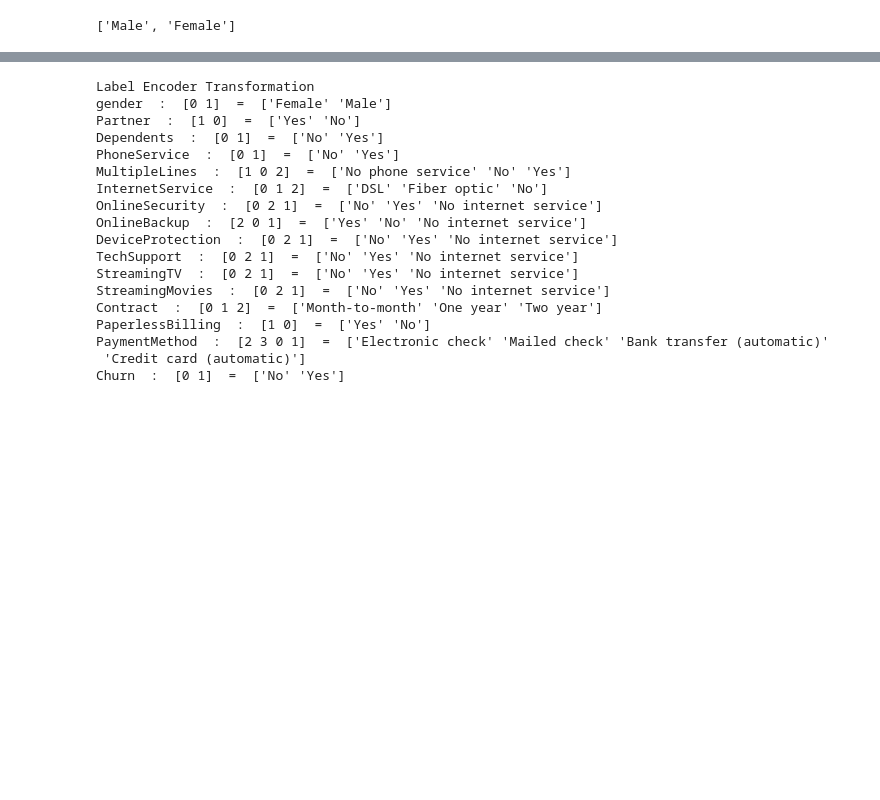
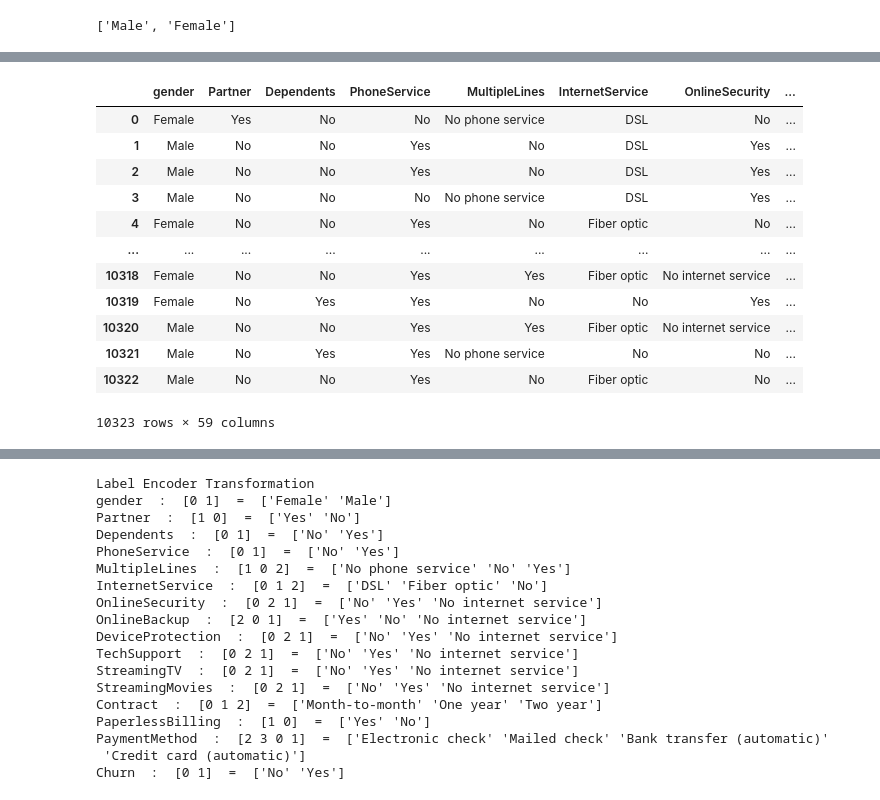
Before and after one commit to debugithub1234/update_project24, a Jupyter notebook: notebook/1 . EDA_CHURNE .ipynb, the cells around one changed output, grey strips where cells are left out. Cells and saved outputs as stored; diff of their text form; code cells hidden in the pictures; blank space fills up the shorter version.

```diff
--- a/notebook/1 . EDA_CHURNE .ipynb
+++ b/notebook/1 . EDA_CHURNE .ipynb
@@ -543,0 +549,32 @@ data.head()
+# %%
+import pandas as pd
+from sklearn.preprocessing import OneHotEncoder
+
+categorical_features
+
+encoder = OneHotEncoder()
+
+# Fit and transform the categorical columns
+encoded_data = encoder.fit_transform(new_df[categorical_features])
+
+# Convert sparse matrix to DataFrame
+encoded_df = pd.DataFrame(encoded_data.toarray(), columns=encoder.get_feature_names_out(categorical_features))
+
+# Concatenate encoded_df with original data
+final_data = pd.concat([new_df.reset_index(drop=True), encoded_df], axis=1)
+
+final_data
+# %% [output]
+|  | gender | Partner | Dependents | PhoneService | MultipleLines | InternetService | OnlineSecurity | ... |
+| 0 | Female | Yes | No | No | No phone service | DSL | No | ... |
+| 1 | Male | No | No | Yes | No | DSL | Yes | ... |
+| 2 | Male | No | No | Yes | No | DSL | Yes | ... |
+| 3 | Male | No | No | No | No phone service | DSL | Yes | ... |
+| 4 | Female | No | No | Yes | No | Fiber optic | No | ... |
+| ... | ... | ... | ... | ... | ... | ... | ... | ... |
+| 10318 | Female | No | No | Yes | Yes | Fiber optic | No internet service | ... |
+| 10319 | Female | No | Yes | Yes | No | No | Yes | ... |
+| 10320 | Male | No | No | Yes | Yes | Fiber optic | No internet service | ... |
+| 10321 | Male | No | Yes | Yes | No phone service | No | No | ... |
+| 10322 | Male | No | No | Yes | No | Fiber optic | No | ... |
+10323 rows × 59 columns
```
Also changed, not shown: parts of 4 cells of this notebook.
